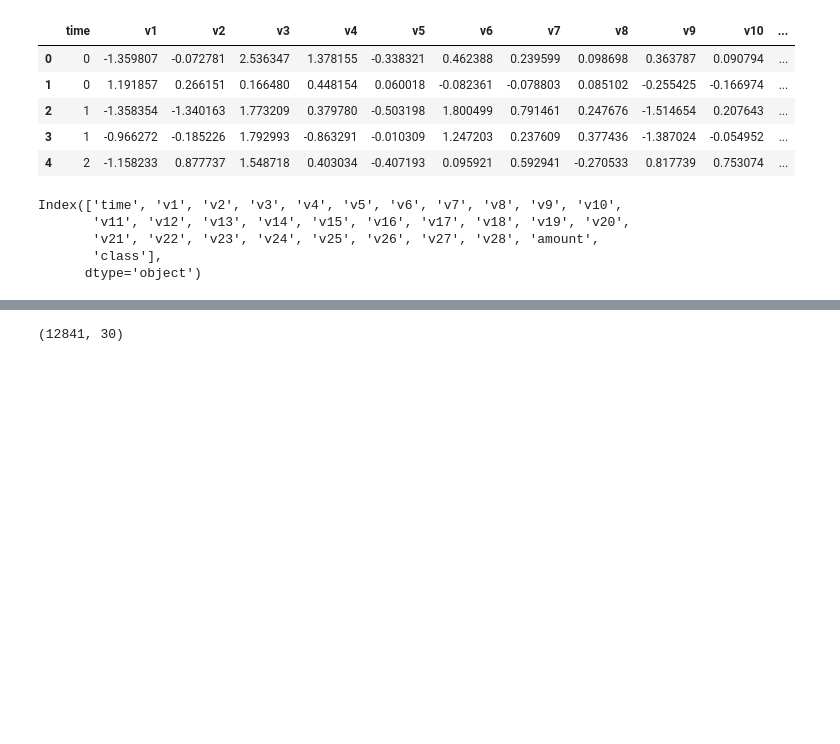
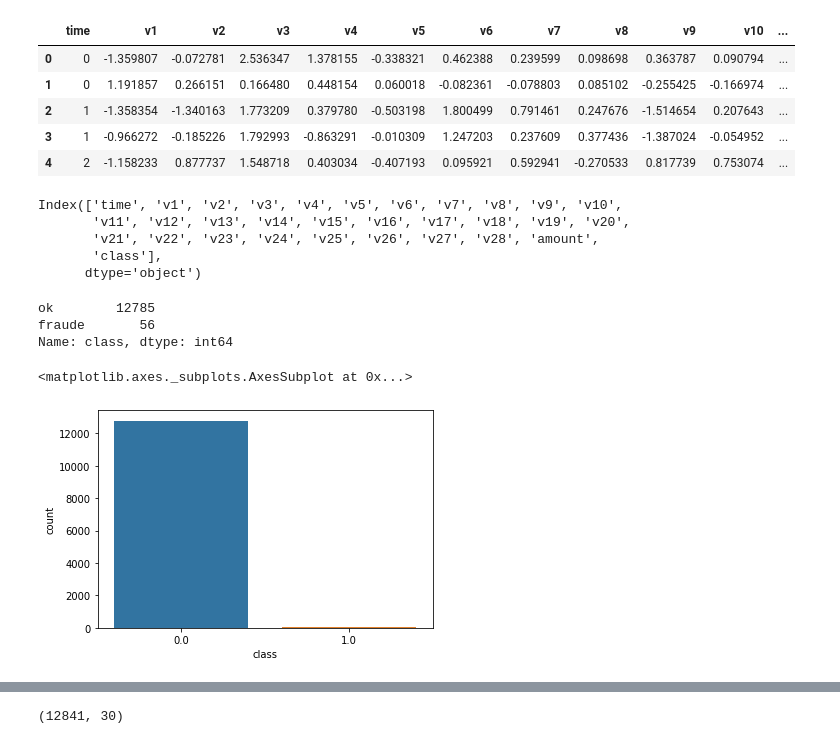
Before and after one commit to sfinotti/DSWP, a Jupyter notebook: Notebooks/NB15_00__Machine_Learning___DSWP_my.ipynb, the cells around one changed output, grey strips where cells are left out. Cells and saved outputs as stored; diff of their text form; code cells hidden in the pictures; blank space fills up the shorter version.

```diff
--- a/Notebooks/NB15_00__Machine_Learning___DSWP_my.ipynb
+++ b/Notebooks/NB15_00__Machine_Learning___DSWP_my.ipynb
@@ -1839,3 +1852,17 @@ Index(['time', 'v1', 'v2', 'v3', 'v4', 'v5', 'v6', 'v7', 'v8', 'v9', 'v10',
        'v21', 'v22', 'v23', 'v24', 'v25', 'v26', 'v27', 'v28', 'amount',
        'class'],
       dtype='object')
+# %%
+# verificar balanceamento da coluna alvo
+nn = {0: 'ok', 1:'fraude'}
+df_cc['class'].value_counts().rename(index=nn)
+# %% [output]
+ok        12785
+fraude       56
+Name: class, dtype: int64
+# %%
+# comparativo quantidade  0 x 1 (ok vs fraude) na base de dados
+sns.countplot(x='class', data=df_cc)
+# %% [output]
+<matplotlib.axes._subplots.AxesSubplot at 0x...>
+[figure, added]
```
Also changed, not shown: parts of 19 cells of this notebook.
